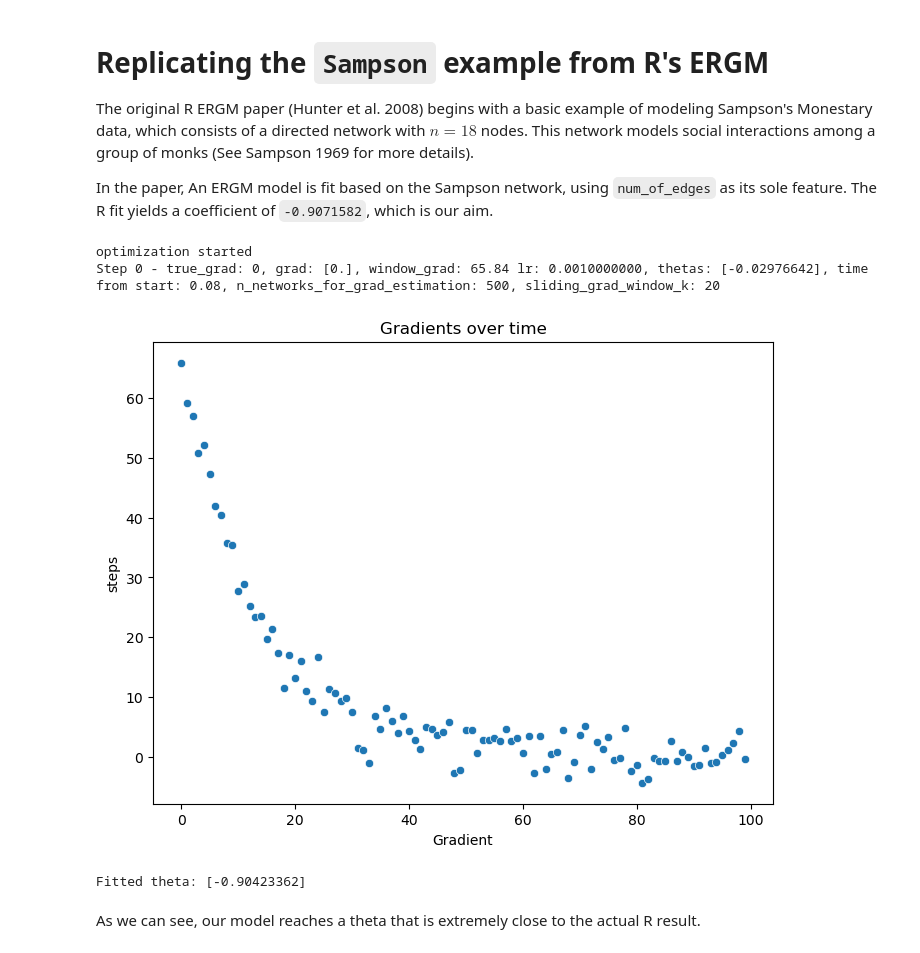
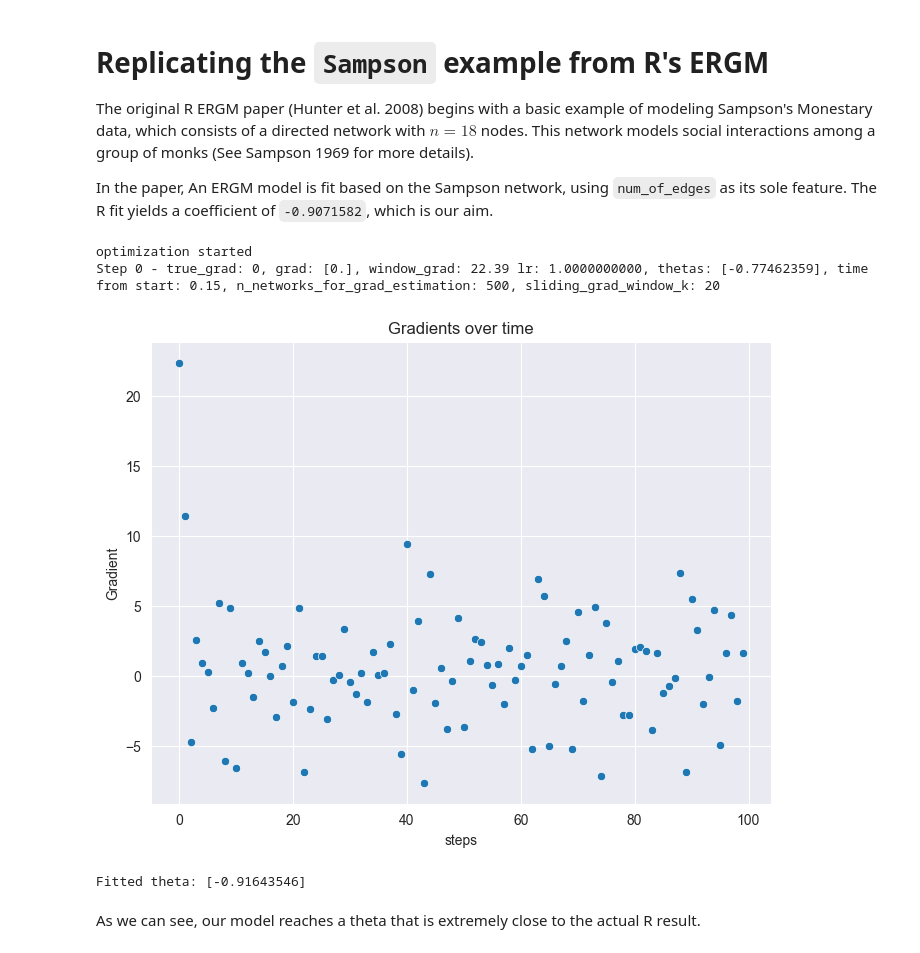
Before and after one commit to tomtalp/pyERGM, a Jupyter notebook: examples/first_example.ipynb, the cells around one changed output. Saved outputs shown, nothing was run; the diff lists cells and outputs as text; code cells hidden in the pictures.

```diff
--- a/examples/first_example.ipynb
+++ b/examples/first_example.ipynb
@@ -44,28 +44,28 @@ sampson_matrix = np.array(
 # %%
 n = sampson_matrix.shape[0]
 is_directed = True
 
 number_of_edges_metric = NumberOfEdgesDirected() if is_directed else NumberOfEdgesUndirected()
 fitted_model = ERGM(n, [number_of_edges_metric], is_directed=is_directed, n_networks_for_grad_estimation=500, n_mcmc_steps=50)
 
-grads, _ = fitted_model.fit(sampson_matrix, lr=0.001, opt_steps=100, sliding_grad_window_k=20, sample_pct_growth=0.05)
+grads, _ = fitted_model.fit(sampson_matrix, lr=1, opt_steps=100, sliding_grad_window_k=20, sample_pct_growth=0.05)
 
 grads = [x[0] for x in grads]
 
 
 fig, ax = plt.subplots(figsize=(8, 6))
 sns.scatterplot(grads, ax=ax)
-ax.set(xlabel='Gradient', ylabel='steps')
+ax.set(xlabel='steps', ylabel='Gradient')
 ax.set_title("Gradients over time")
 
 plt.show()
 
 print(f"Fitted theta: {fitted_model._thetas}")
 # %% [output]
 optimization started
-Step 0 - true_grad: 0, grad: [0.], window_grad: 65.84 lr: 0.0010000000, thetas: [-0.02976642], time from start: 0.08, n_networks_for_grad_estimation: 500, sliding_grad_window_k: 20
+Step 0 - true_grad: 0, grad: [0.], window_grad: 22.39 lr: 1.0000000000, thetas: [-0.77462359], time from start: 0.15, n_networks_for_grad_estimation: 500, sliding_grad_window_k: 20
-[figure, old version]
+[figure, new version]
-Fitted theta: [-0.90423362]
+Fitted theta: [-0.91643546]
 # %% [markdown]
 As we can see, our model reaches a theta that is extremely close to the actual R result.
 # %% [markdown]
```
Also changed, not shown: parts of 2 cells of this notebook, 3 other files.
